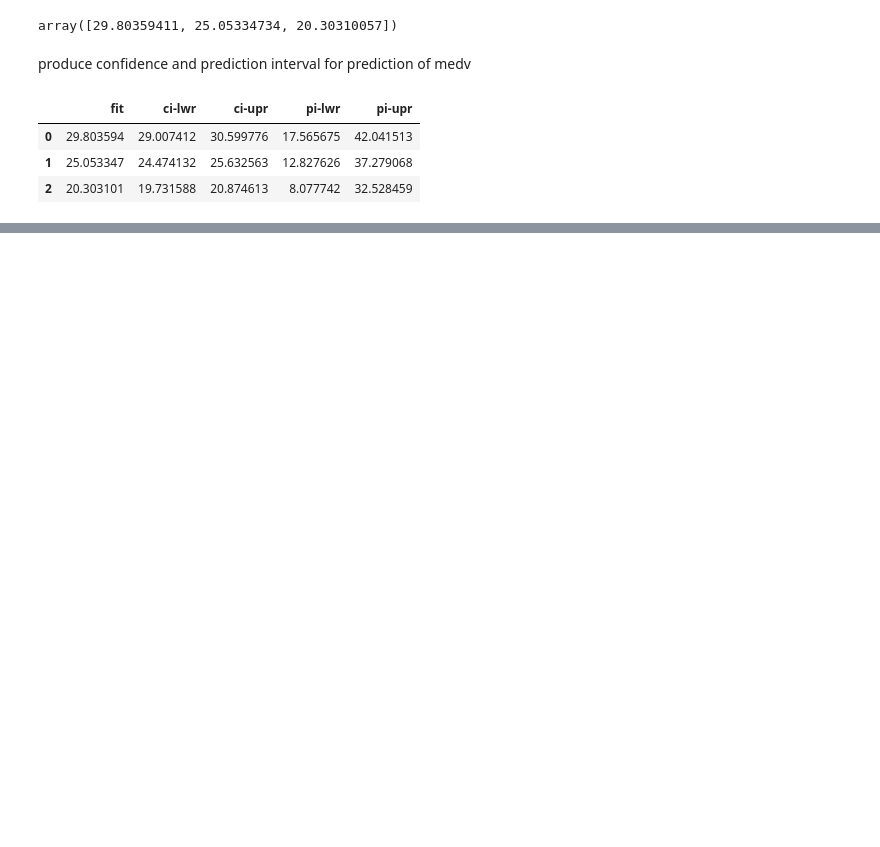
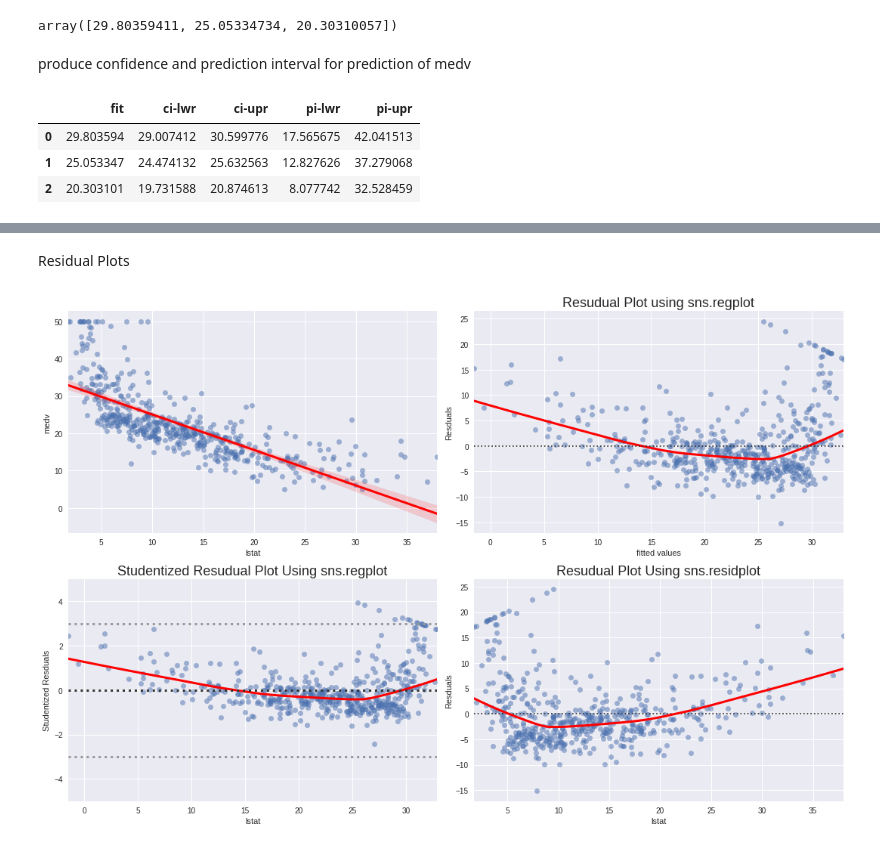
Before and after one commit to mjalalimanesh/Statistical-Learning-ISLR-Python, a Jupyter notebook: lab3.ipynb, the cells around one changed output, grey strips where cells are left out. Drawn from its saved outputs; the diff is of its cells as text; code cells hidden in the pictures; blank space fills up the shorter version.

```diff
--- a/lab3.ipynb
+++ b/lab3.ipynb
@@ -38,7 +38,7 @@ from sklearn import linear_model
 # ols model with intercept
 ols_sl = linear_model.LinearRegression(fit_intercept=True)
 
-x_train = np.asanyarray(boston['lstat']).reshape((-1, 1))
+x_train = np.asanyarray(boston[['lstat']])
 y_true = np.asanyarray(boston['medv'])
 ols_sl.fit(x_train, y_true)
 
@@ -117,0 +123,55 @@ sns.regplot(x='lstat', y='medv', data=boston, ax=ax, line_kws={"linewidth":3, "c
+# %% [markdown]
+Residual Plots
+# %%
+f, axs = plt.subplots(2, 2)
+f.set_figheight(10)
+f.set_figwidth(15)
+
+
+sns.regplot(x='lstat', y='medv', data=boston,
+            ax=axs[0, 0],
+            scatter_kws={'alpha': 0.5},
+            line_kws={"linewidth":3, "color":'r'}) # regression plot
+sns.regplot(x=y_pred, y=boston['medv']-y_pred,
+              ax=axs[0, 1],
+              scatter_kws={'alpha': 0.5},
+              lowess=True,
+              line_kws={"linewidth":3, "color":'r'}) # residual plot
+axs[0, 1].axhline(0, ls=":", c=".2")
+
+axs[0, 1].set_xlabel("fitted values")
+axs[0, 1].set_ylabel("Resduals")
+axs[0, 1].set_title("Resudual Plot using sns.regplot", fontsize=18)
+
+sns.residplot(x='lstat', y='medv', data=boston,
+              ax=axs[1, 1],
+              scatter_kws={'alpha': 0.5},
+              lowess=True,
+              line_kws={"linewidth":3, "color":'r'}) # residual plot
+
+axs[1, 1].set_xlabel("lstat")
+axs[1, 1].set_ylabel("Resduals")
+axs[1, 1].set_title("Resudual Plot Using sns.residplot", fontsize=18)
+
+from statsmodels.sandbox.regression.predstd import wls_prediction_std
+prstd, iv_l, iv_u = wls_prediction_std(ols_sm)
+
+ols_sm_resid = ols_sm.resid # residuals
+ols_sm_resid_stud = ols_sm_resid / prstd # studentized residualsp
+
+sns.regplot(x=y_pred, y=ols_sm_resid_stud,
+              ax=axs[1, 0],
+              scatter_kws={'alpha': 0.5},
+              lowess=True,
+              line_kws={"linewidth":3, "color":'r'}) # residual plot
+axs[1, 0].axhline(0, ls=":", c=".2", lw=3)
+axs[1, 0].axhline(-3, ls=":", c=".6", lw=3)
+axs[1, 0].axhline(3, ls=":", c=".6", lw=3)
+axs[1, 0].set_ylim([-5, 5])
+axs[1, 0].set_xlabel("lstat")
+axs[1, 0].set_ylabel("Studentized Resduals")
+axs[1, 0].set_title("Studentized Resudual Plot Using sns.regplot", fontsize=18)
+
+plt.tight_layout()
+# %% [output]
+[figure, added]
```
Also changed, not shown: parts of 25 cells of this notebook.
